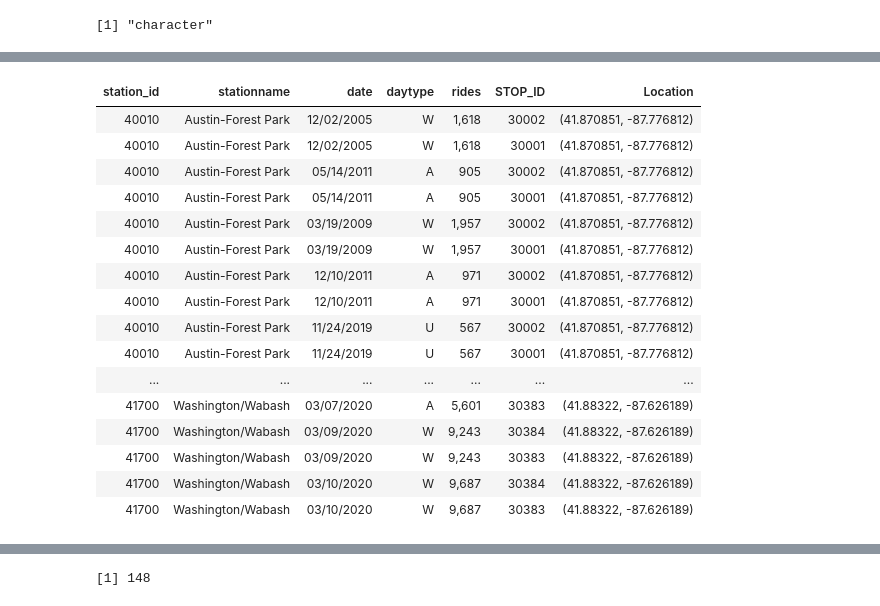
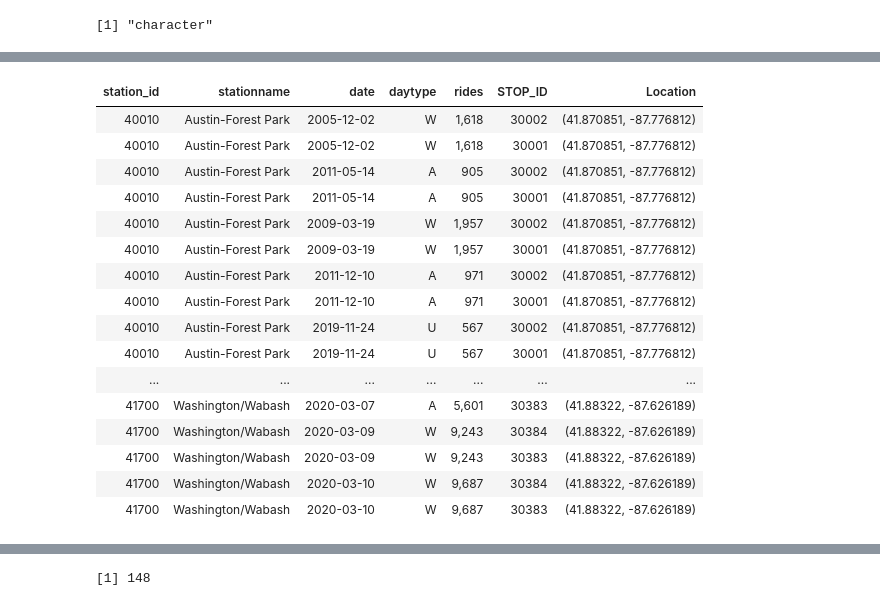
Before and after one commit to kaowayne8/CS424_Project2, a Jupyter notebook: DraftNotebook.ipynb, the cells around one changed output, grey strips where cells are left out. Saved outputs shown, nothing was run; the diff lists cells and outputs as text; code cells hidden in the pictures.

```diff
--- a/DraftNotebook.ipynb
+++ b/DraftNotebook.ipynb
@@ -94,22 +94,24 @@ merged_data$Location[merged_data$stationname == "Homan"] <- Ho
 # %%
 simple <- data.frame(merged_data$station_id, merged_data$stationname, merged_data$date, merged_data$daytype, merged_data$rides, merged_data$STOP_ID, merged_data$Location)
 colnames(simple) <- c("station_id", "stationname", "date", "daytype", "rides", "STOP_ID", "Location")
-simple #Just returns the minimum amount of columns needed. Can change later if needed
+#  simple #Just returns the minimum amount of columns needed. Can change later if needed
+simple$date <- mdy(simple$date)
+simple
 # %% [output]
 | station_id | stationname | date | daytype | rides | STOP_ID | Location |
-| 40010 | Austin-Forest Park | 12/02/2005 | W | 1,618 | 30002 | (41.870851, -87.776812) |
-| 40010 | Austin-Forest Park | 12/02/2005 | W | 1,618 | 30001 | (41.870851, -87.776812) |
-| 40010 | Austin-Forest Park | 05/14/2011 | A | 905 | 30002 | (41.870851, -87.776812) |
-| 40010 | Austin-Forest Park | 05/14/2011 | A | 905 | 30001 | (41.870851, -87.776812) |
-| 40010 | Austin-Forest Park | 03/19/2009 | W | 1,957 | 30002 | (41.870851, -87.776812) |
-| 40010 | Austin-Forest Park | 03/19/2009 | W | 1,957 | 30001 | (41.870851, -87.776812) |
-| 40010 | Austin-Forest Park | 12/10/2011 | A | 971 | 30002 | (41.870851, -87.776812) |
-| 40010 | Austin-Forest Park | 12/10/2011 | A | 971 | 30001 | (41.870851, -87.776812) |
-| 40010 | Austin-Forest Park | 11/24/2019 | U | 567 | 30002 | (41.870851, -87.776812) |
-| 40010 | Austin-Forest Park | 11/24/2019 | U | 567 | 30001 | (41.870851, -87.776812) |
+| 40010 | Austin-Forest Park | 2005-12-02 | W | 1,618 | 30002 | (41.870851, -87.776812) |
+| 40010 | Austin-Forest Park | 2005-12-02 | W | 1,618 | 30001 | (41.870851, -87.776812) |
+| 40010 | Austin-Forest Park | 2011-05-14 | A | 905 | 30002 | (41.870851, -87.776812) |
+| 40010 | Austin-Forest Park | 2011-05-14 | A | 905 | 30001 | (41.870851, -87.776812) |
+| 40010 | Austin-Forest Park | 2009-03-19 | W | 1,957 | 30002 | (41.870851, -87.776812) |
+| 40010 | Austin-Forest Park | 2009-03-19 | W | 1,957 | 30001 | (41.870851, -87.776812) |
+| 40010 | Austin-Forest Park | 2011-12-10 | A | 971 | 30002 | (41.870851, -87.776812) |
+| 40010 | Austin-Forest Park | 2011-12-10 | A | 971 | 30001 | (41.870851, -87.776812) |
+| 40010 | Austin-Forest Park | 2019-11-24 | U | 567 | 30002 | (41.870851, -87.776812) |
+| 40010 | Austin-Forest Park | 2019-11-24 | U | 567 | 30001 | (41.870851, -87.776812) |
 | ... | ... | ... | ... | ... | ... | ... |
-| 41700 | Washington/Wabash | 03/07/2020 | A | 5,601 | 30383 | (41.88322, -87.626189) |
-| 41700 | Washington/Wabash | 03/09/2020 | W | 9,243 | 30384 | (41.88322, -87.626189) |
-| 41700 | Washington/Wabash | 03/09/2020 | W | 9,243 | 30383 | (41.88322, -87.626189) |
-| 41700 | Washington/Wabash | 03/10/2020 | W | 9,687 | 30384 | (41.88322, -87.626189) |
-| 41700 | Washington/Wabash | 03/10/2020 | W | 9,687 | 30383 | (41.88322, -87.626189) |
+| 41700 | Washington/Wabash | 2020-03-07 | A | 5,601 | 30383 | (41.88322, -87.626189) |
+| 41700 | Washington/Wabash | 2020-03-09 | W | 9,243 | 30384 | (41.88322, -87.626189) |
+| 41700 | Washington/Wabash | 2020-03-09 | W | 9,243 | 30383 | (41.88322, -87.626189) |
+| 41700 | Washington/Wabash | 2020-03-10 | W | 9,687 | 30384 | (41.88322, -87.626189) |
+| 41700 | Washington/Wabash | 2020-03-10 | W | 9,687 | 30383 | (41.88322, -87.626189) |
```
Also changed, not shown: parts of 2 cells of this notebook, 1 other file.
